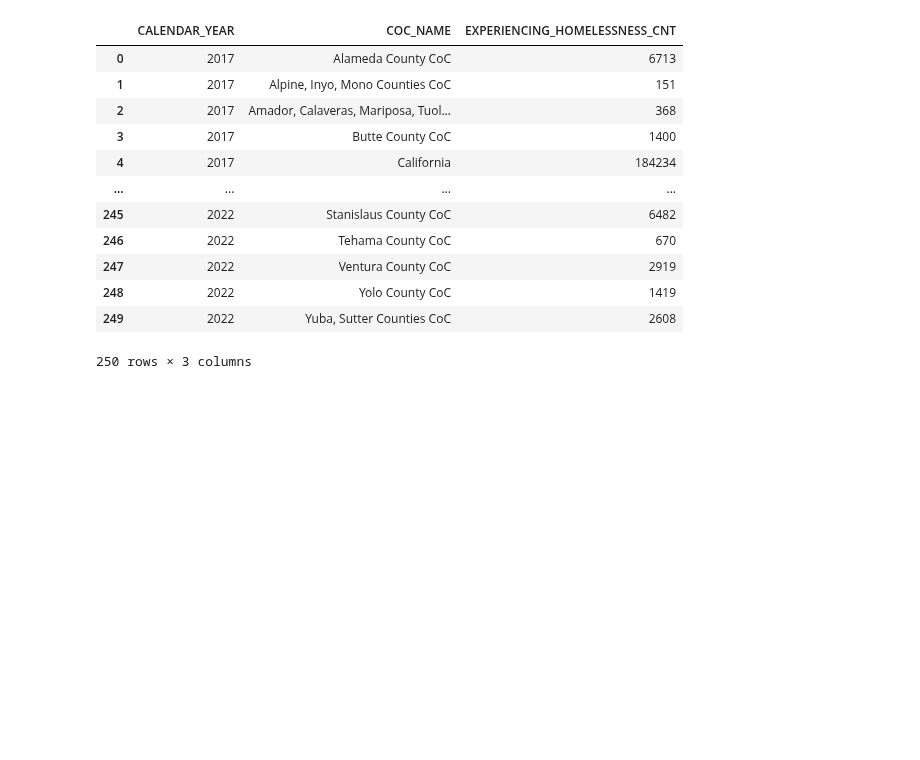
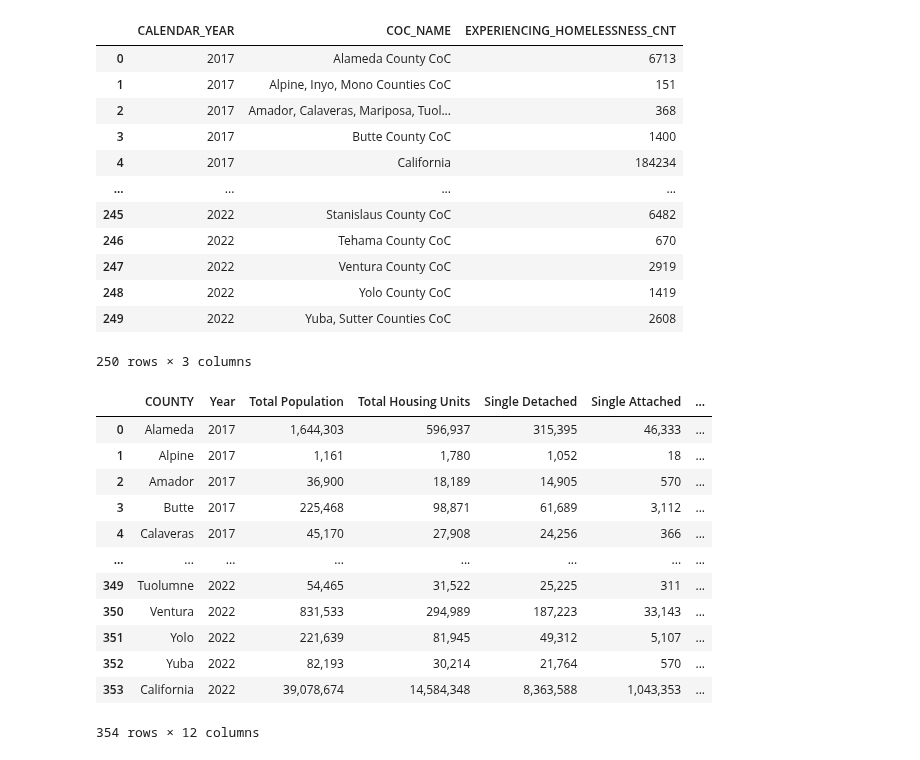
Before and after one commit to evacs/Project-1, a Jupyter notebook: matt_data_exploration.ipynb, the cells around one changed output. Drawn from its saved outputs; the diff is of its cells as text; code cells hidden in the pictures; blank space fills up the shorter version.

Commit message:
added resources and updated data exploration notebook

```diff
--- a/matt_data_exploration.ipynb
+++ b/matt_data_exploration.ipynb
@@ -167,6 +167,21 @@ total_homeless_count
 | 249 | 2022 | Yuba, Sutter Counties CoC | 2608 |
 250 rows × 3 columns
 # %%
-# Import ethnicity csv file and create DataFrame
-ethnicity_data = Path('resources/experiencing_homelessness_ethnicity_demographics.csv')
-ethnicity_df = pd.read_csv(ethnicity_data)
+# Import california population csv file and create DataFrame
+population_data = Path('resources/california_population.csv')
+population_df = pd.read_csv(population_data)
+population_df
+# %% [output]
+|  | COUNTY | Year | Total Population | Total Housing Units | Single Detached | Single Attached | ... |
+| 0 | Alameda | 2017 | 1,644,303 | 596,937 | 315,395 | 46,333 | ... |
+| 1 | Alpine | 2017 | 1,161 | 1,780 | 1,052 | 18 | ... |
+| 2 | Amador | 2017 | 36,900 | 18,189 | 14,905 | 570 | ... |
+| 3 | Butte | 2017 | 225,468 | 98,871 | 61,689 | 3,112 | ... |
+| 4 | Calaveras | 2017 | 45,170 | 27,908 | 24,256 | 366 | ... |
+| ... | ... | ... | ... | ... | ... | ... | ... |
+| 349 | Tuolumne | 2022 | 54,465 | 31,522 | 25,225 | 311 | ... |
+| 350 | Ventura | 2022 | 831,533 | 294,989 | 187,223 | 33,143 | ... |
+| 351 | Yolo | 2022 | 221,639 | 81,945 | 49,312 | 5,107 | ... |
+| 352 | Yuba | 2022 | 82,193 | 30,214 | 21,764 | 570 | ... |
+| 353 | California | 2022 | 39,078,674 | 14,584,348 | 8,363,588 | 1,043,353 | ... |
+354 rows × 12 columns
```
Also changed, not shown: parts of 5 cells of this notebook, 2 other files.
